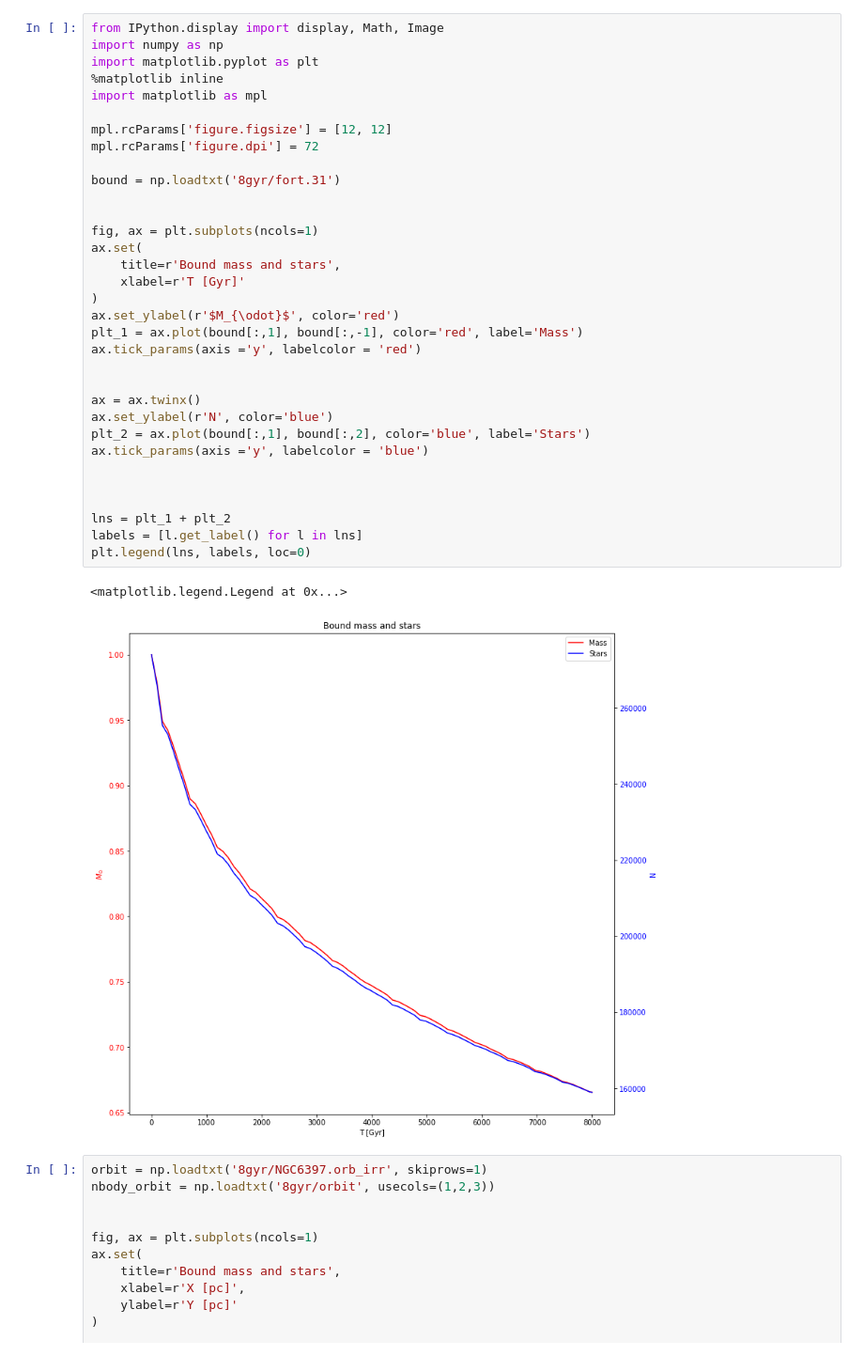
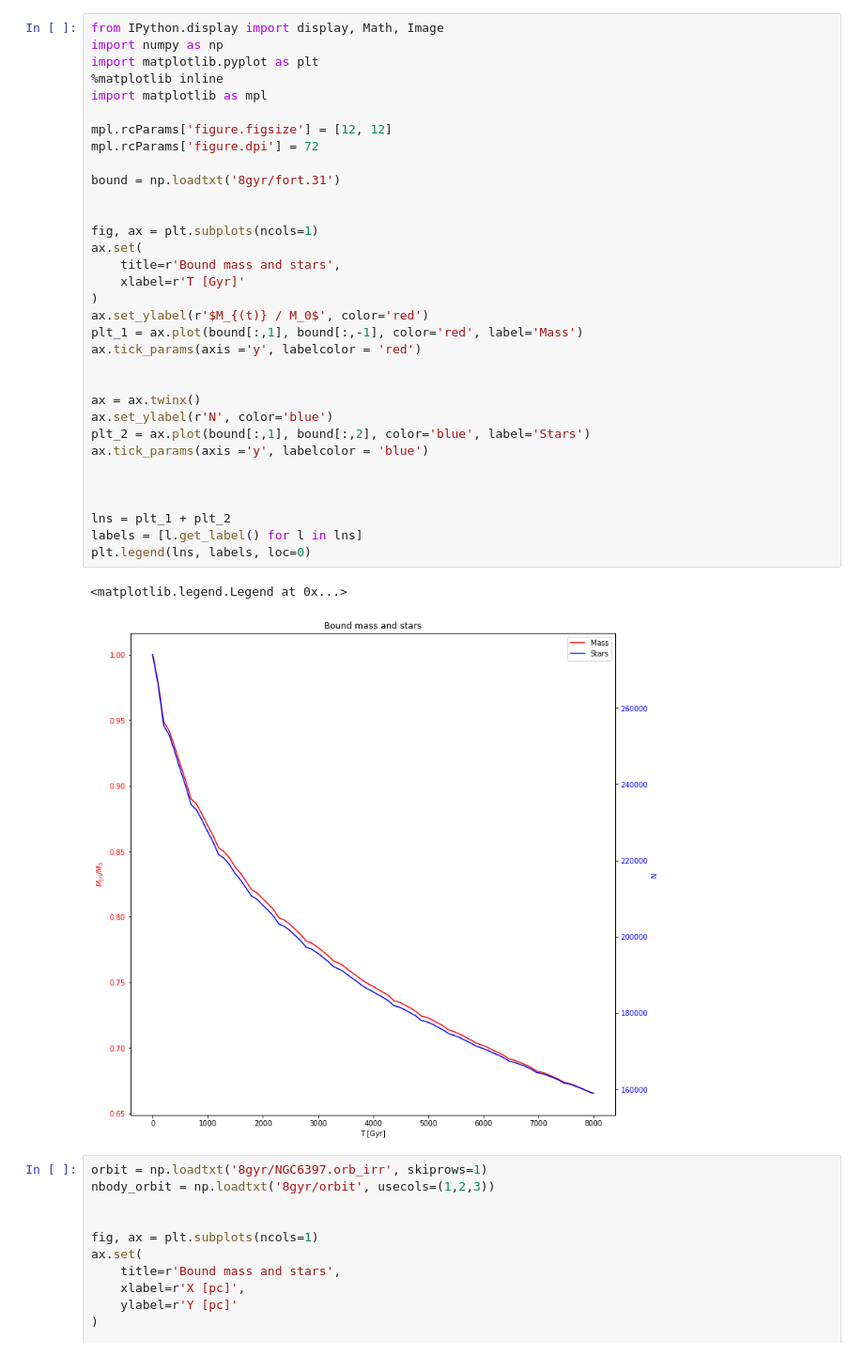
Before and after one commit to anthony-arnold/ngc6397, a Jupyter notebook: nbody - 8gyr.ipynb, the cells around one changed output. Shown at 94% size. Drawn from its saved outputs; the diff is of its cells as text.

```diff
--- a/nbody - 8gyr.ipynb
+++ b/nbody - 8gyr.ipynb
@@ -5,35 +5,35 @@ import matplotlib.pyplot as plt
 %matplotlib inline
 import matplotlib as mpl
 
 mpl.rcParams['figure.figsize'] = [12, 12]
 mpl.rcParams['figure.dpi'] = 72
 
 bound = np.loadtxt('8gyr/fort.31')
 
 
 fig, ax = plt.subplots(ncols=1)
 ax.set(
     title=r'Bound mass and stars',
     xlabel=r'T [Gyr]'
 )
-ax.set_ylabel(r'$M_{\odot}$', color='red')
+ax.set_ylabel(r'$M_{(t)} / M_0$', color='red')
 plt_1 = ax.plot(bound[:,1], bound[:,-1], color='red', label='Mass')
 ax.tick_params(axis ='y', labelcolor = 'red')
 
 
 ax = ax.twinx()
 ax.set_ylabel(r'N', color='blue')
 plt_2 = ax.plot(bound[:,1], bound[:,2], color='blue', label='Stars')
 ax.tick_params(axis ='y', labelcolor = 'blue')
 
 
 
 lns = plt_1 + plt_2
 labels = [l.get_label() for l in lns]
 plt.legend(lns, labels, loc=0)
 # %% [output]
 <matplotlib.legend.Legend at 0x...>
-[figure, old version]
+[figure, new version]
 # %%
 orbit = np.loadtxt('8gyr/NGC6397.orb_irr', skiprows=1)
 nbody_orbit = np.loadtxt('8gyr/orbit', usecols=(1,2,3))
```
Also changed, not shown: 1 other file.
